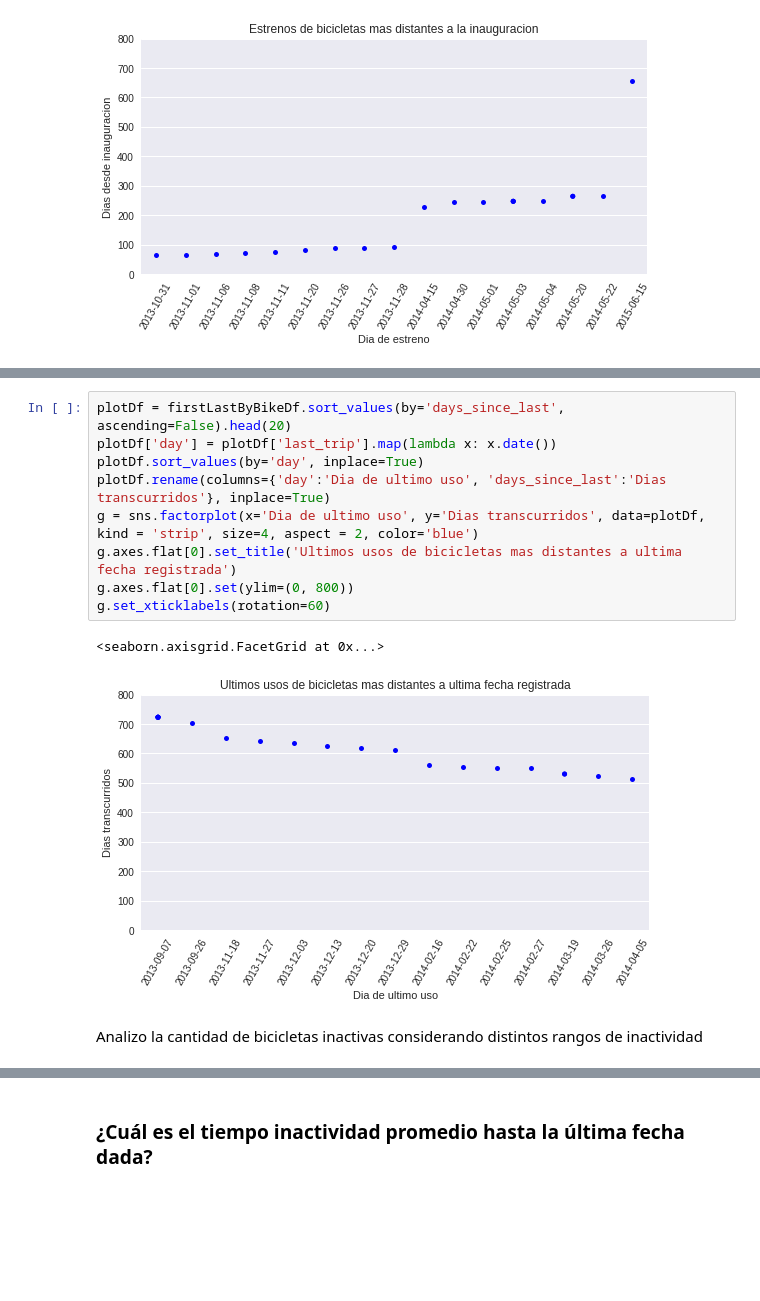
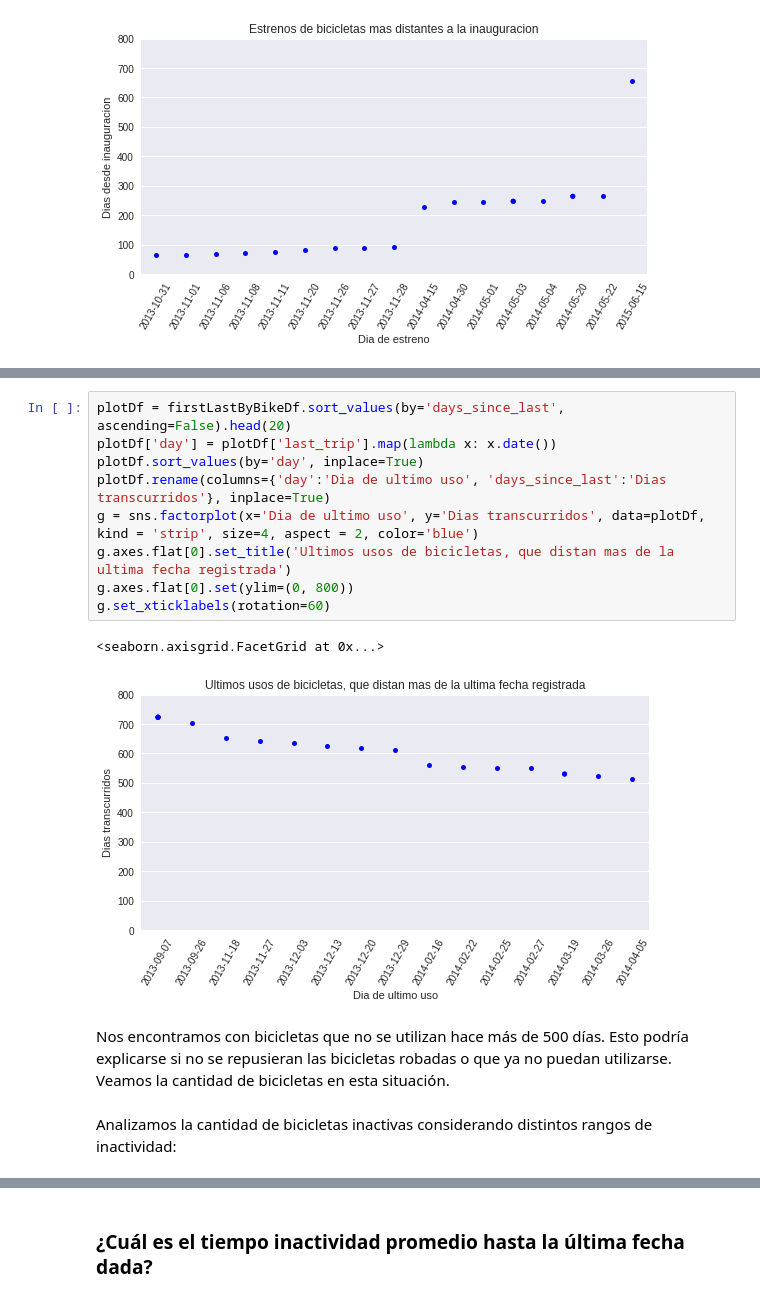
Before and after one commit to mreverter/datos-tp, a Jupyter notebook: TP1-Analisis Exploratorio.ipynb, the cells around one changed output, grey strips where cells are left out. Cells and saved outputs as stored; diff of their text form; blank space fills up the shorter version.

```diff
--- a/TP1-Analisis Exploratorio.ipynb
+++ b/TP1-Analisis Exploratorio.ipynb
@@ -706,14 +811,16 @@ firstLastByBikeDf.sort_values(by='time_since_last', ascending=False).head(5)
 # %%
 plotDf = firstLastByBikeDf.sort_values(by='days_since_last', ascending=False).head(20)
 plotDf['day'] = plotDf['last_trip'].map(lambda x: x.date())
 plotDf.sort_values(by='day', inplace=True)
 plotDf.rename(columns={'day':'Dia de ultimo uso', 'days_since_last':'Dias transcurridos'}, inplace=True)
 g = sns.factorplot(x='Dia de ultimo uso', y='Dias transcurridos', data=plotDf, kind = 'strip', size=4, aspect = 2, color='blue')
-g.axes.flat[0].set_title('Ultimos usos de bicicletas mas distantes a ultima fecha registrada')
+g.axes.flat[0].set_title('Ultimos usos de bicicletas, que distan mas de la ultima fecha registrada')
 g.axes.flat[0].set(ylim=(0, 800))
 g.set_xticklabels(rotation=60)
 # %% [output]
 <seaborn.axisgrid.FacetGrid at 0x...>
-[figure, old version]
+[figure, new version]
+# %% [markdown]
+Nos encontramos con bicicletas que no se utilizan hace más de 500 días. Esto podría explicarse si no se repusieran las bicicletas robadas o que ya no puedan utilizarse. Veamos la cantidad de bicicletas en esta situación.
 # %% [markdown]
-Analizo la cantidad de bicicletas inactivas considerando distintos rangos de inactividad
+Analizamos la cantidad de bicicletas inactivas considerando distintos rangos de inactividad:
```
Also changed, not shown: parts of 51 cells of this notebook.
